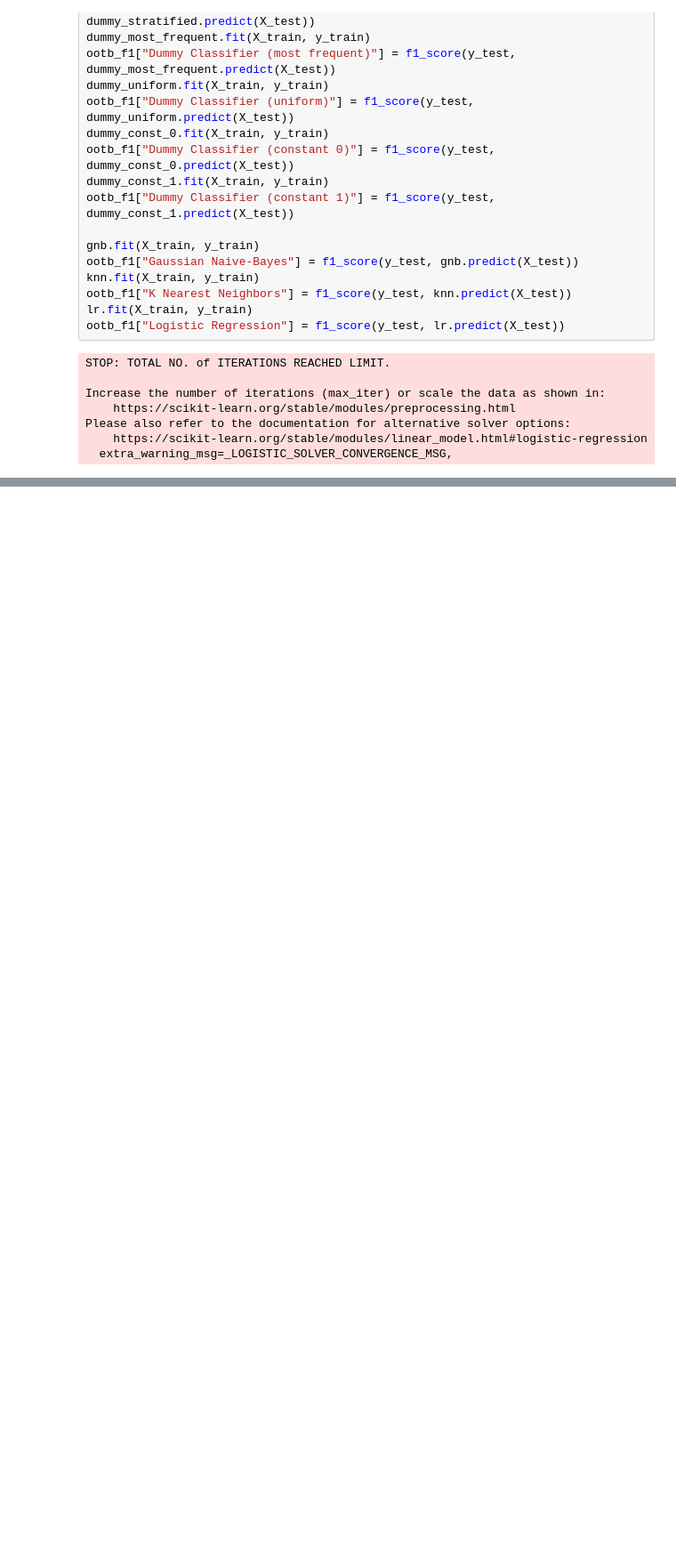
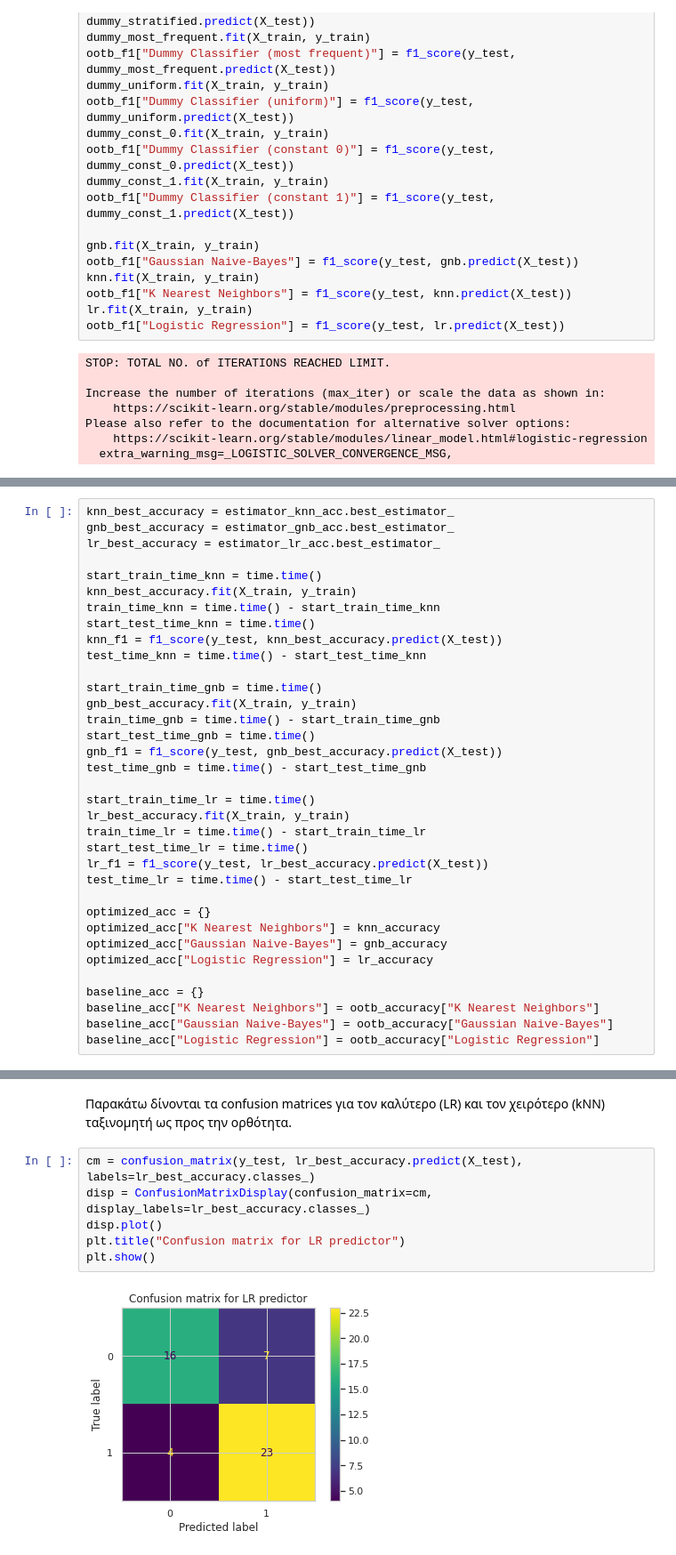
Before and after one commit to michalakos/neural-networks-ntua, a Jupyter notebook: NN_Lab1.ipynb, the cells around one changed output, grey strips where cells are left out. Shown at 89% size. Cells and saved outputs as stored; diff of their text form; blank space fills up the shorter version.

```diff
--- a/NN_Lab1.ipynb
+++ b/NN_Lab1.ipynb
@@ -310,0 +703,35 @@ print(ootb_f1)
+# %%
+knn_best_accuracy = estimator_knn_acc.best_estimator_
+gnb_best_accuracy = estimator_gnb_acc.best_estimator_
+lr_best_accuracy = estimator_lr_acc.best_estimator_
+
+start_train_time_knn = time.time()
+knn_best_accuracy.fit(X_train, y_train)
+train_time_knn = time.time() - start_train_time_knn
+start_test_time_knn = time.time()
+knn_f1 = f1_score(y_test, knn_best_accuracy.predict(X_test))
+test_time_knn = time.time() - start_test_time_knn
+
+start_train_time_gnb = time.time()
+gnb_best_accuracy.fit(X_train, y_train)
+train_time_gnb = time.time() - start_train_time_gnb
+start_test_time_gnb = time.time()
+gnb_f1 = f1_score(y_test, gnb_best_accuracy.predict(X_test))
+test_time_gnb = time.time() - start_test_time_gnb
+
+start_train_time_lr = time.time()
+lr_best_accuracy.fit(X_train, y_train)
+train_time_lr = time.time() - start_train_time_lr
+start_test_time_lr = time.time()
+lr_f1 = f1_score(y_test, lr_best_accuracy.predict(X_test))
+test_time_lr = time.time() - start_test_time_lr
+
+optimized_acc = {}
+optimized_acc["K Nearest Neighbors"] = knn_accuracy
+optimized_acc["Gaussian Naive-Bayes"] = gnb_accuracy
+optimized_acc["Logistic Regression"] = lr_accuracy
+
+baseline_acc = {}
+baseline_acc["K Nearest Neighbors"] = ootb_accuracy["K Nearest Neighbors"]
+baseline_acc["Gaussian Naive-Bayes"] = ootb_accuracy["Gaussian Naive-Bayes"]
+baseline_acc["Logistic Regression"] = ootb_accuracy["Logistic Regression"]
@@ -310,0 +780,10 @@ print(ootb_f1)
+# %% [markdown]
+Παρακάτω δίνονται τα confusion matrices για τον καλύτερο (LR) και τον χειρότερο (kNN) ταξινομητή ως προς την ορθότητα.
+# %%
+cm = confusion_matrix(y_test, lr_best_accuracy.predict(X_test), labels=lr_best_accuracy.classes_)
+disp = ConfusionMatrixDisplay(confusion_matrix=cm, display_labels=lr_best_accuracy.classes_)
+disp.plot()
+plt.title("Confusion matrix for LR predictor")
+plt.show()
+# %% [output]
+[figure, added]
```
Also changed, not shown: parts of 45 cells of this notebook.
